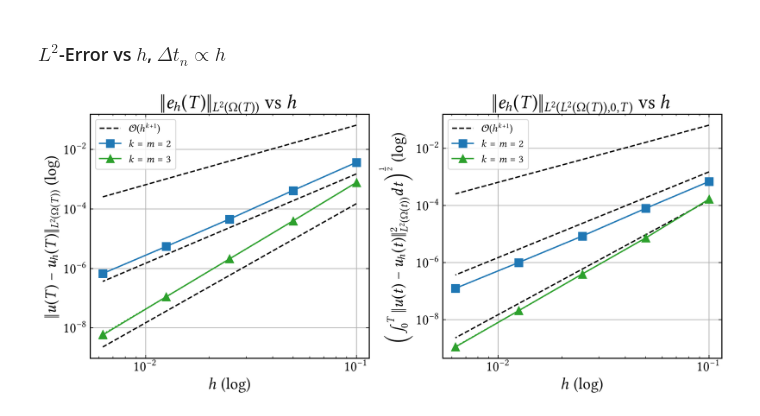
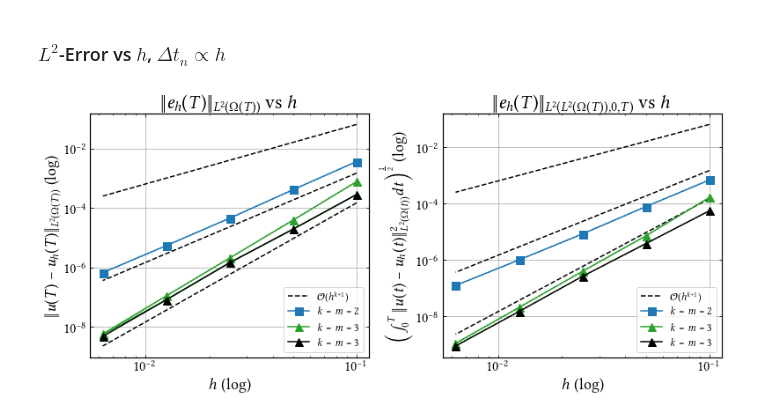
Before and after one commit to CutFEM/CutFEM-Library, a Jupyter notebook: notebook/convection_diffusion/example4.ipynb, the cells around one changed output. Saved outputs shown, nothing was run; the diff lists cells and outputs as text; code cells hidden in the pictures.

```diff
--- a/notebook/convection_diffusion/example4.ipynb
+++ b/notebook/convection_diffusion/example4.ipynb
@@ -99,11 +99,16 @@ error_conservative_P3P3_fullstab_T = [0.0001650352827701687, 7.227773224579689e-
 nb_active_elements = [19, 51, 180, 639, 2445]
 
 ## redoing it with N=14 in time and N=9 in space to see if it changes a bit
-#error_conservative_P3P3_fullstab = ### ross
-#error_conservative_P3P3_fullstab_T = ### ross
+error_conservative_P3P3_fullstab = [0.0007733241274613985, 3.943489811023344e-05, 2.096374572096125e-06, 1.111464151213407e-07, 5.843888376366272e-09]
+error_conservative_P3P3_fullstab_T = [0.0001650357023440617, 7.227861577019356e-06, 3.939606532976902e-07, 2.062137770184982e-08, 1.093318823618836e-09]
 
-####!!!!!!!!! DO MACRO
+#
+error_conservative_P3P3_macro = [0.0002852242057050011, 1.958025693910464e-05, 1.453894763508361e-06, 8.202060172044111e-08, 5.609898685692824e-09]
+error_conservative_P3P3_macro_T = [5.576456491247124e-05, 3.8232217863465e-06, 2.621200490365664e-07, 1.484690241897204e-08, 9.340986240820974e-10]
 
+# classical macro running on ross screen
+error_classical_P3P3_macro = [0.0002852254799354335, 1.956695991020238e-05, 1.454664695256517e-06, 8.201785586596275e-08, 4.809433979197614e-09]
+error_classical_P3P3_macro_T = [5.576417773547609e-05, 3.823326616412731e-06, 2.621122182754157e-07, 1.481912727513621e-08, 8.774004891728859e-10]
 
 error_classical_P3P3_fullstab = [0.0007733220487607762, 3.943828478499677e-05, 2.096311207235933e-06, 1.111473252553515e-07, 5.805804531330547e-09]
 error_classical_P3P3_fullstab_T = [0.0001650350776441196, 7.227797472529099e-06, 3.939548302307005e-07, 2.062045356719164e-08, 1.091856055527401e-09]
@@ -127,37 +132,43 @@ ax1.loglog(h, error_conservative_P2P2_fullstab, marker='s', markersize=9, linest
 ax1.loglog(h, error_classical_P2P2_fullstab, label= r"$k=m=2$", marker='s', markersize=9, linestyle="-", color="C0")
 
 ax1.loglog(h, error_conservative_P3P3_fullstab, marker='^', markersize=9, linestyle=":", color="C2")
+ax1.loglog(h, error_conservative_P3P3_macro, marker='^', markersize=9, linestyle="-", color="C2")
+
 ax1.loglog(h, error_classical_P3P3_fullstab, label= r"$k=m=3$", marker='^', markersize=9, linestyle="-", color="C2")
+ax1.loglog(h, error_classical_P3P3_macro, label= r"$k=m=3$", marker='^', markersize=9, linestyle="-", color="black")
 
 #ax1.set_ylim(1e-4, 2)
 #ax1.set_yticks([1e-8, 1e-6, 1e-4, 1e-2, 1e0])
 ax1.set_xlabel(r"$h$ (log)")
 ax1.tick_params(axis='both', which='major')
 ax1.set_ylabel(r"$\|u(T)-u_h(T)\|_{L^2(\Omega(T))}$ (log)")
 ax1.set_title(r"$\|e_h(T)\|_{L^2(\Omega(T))}$ vs $h$")
 ax1.legend()
 ax1.grid()
 
 ax2.loglog(h, 6.5*np.power(h, 2), linestyle="--", color="black")
 ax2.loglog(h, 1.5*np.power(h, 3), linestyle="--", color="black")
 ax2.loglog(h, 1.5*np.power(h, 4),label=r"$\mathcal{O}(h^{k+1})$", linestyle="--", color="black")
 
 # ax2.loglog(h, error_conservative_P1P1_fullstab_T, marker='o', markersize=9, linestyle=":", color="C3")
 # ax2.loglog(h, error_classical_P1P1_fullstab_T, label= r"$k=m=1$", marker='o', markersize=9, linestyle="-", color="C3")
 
 ax2.loglog(h, error_conservative_P2P2_fullstab_T, marker='s', markersize=9, linestyle=":", color="C0")
 ax2.loglog(h, error_classical_P2P2_fullstab_T, label= r"$k=m=2$", marker='s', markersize=9, linestyle="-", color="C0")
 
 ax2.loglog(h, error_conservative_P3P3_fullstab_T, marker='^', markersize=9, linestyle=":", color="C2")
+ax2.loglog(h, error_conservative_P3P3_macro_T, marker='^', markersize=9, linestyle=":", color="C2")
+
 ax2.loglog(h, error_classical_P3P3_fullstab_T, label= r"$k=m=3$", marker='^', markersize=9, linestyle="-", color="C2")
+ax2.loglog(h, error_classical_P3P3_macro_T, label= r"$k=m=3$", marker='^', markersize=9, linestyle="-", color="black")
 
 ax2.set_xlabel(r"$h$ (log)")
 ax2.tick_params(axis='both', which='major')
 ax2.set_ylabel(r"\Big($\int_0^T\|u(t)-u_h(t)\|^2_{L^2(\Omega(t))}dt\Big)^{\frac{1}{2}}$ (log)")
 ax2.set_title(r"$\|e_h(T)\|_{L^2(L^2(\Omega(T)), 0, T)}$ vs $h$")
 ax2.legend()
 ax2.grid()
 fig.tight_layout()
 plt.show()
 # %% [output]
-[figure, old version]
+[figure, new version]
```
Also changed, not shown: parts of 2 cells of this notebook, 1 other file.
